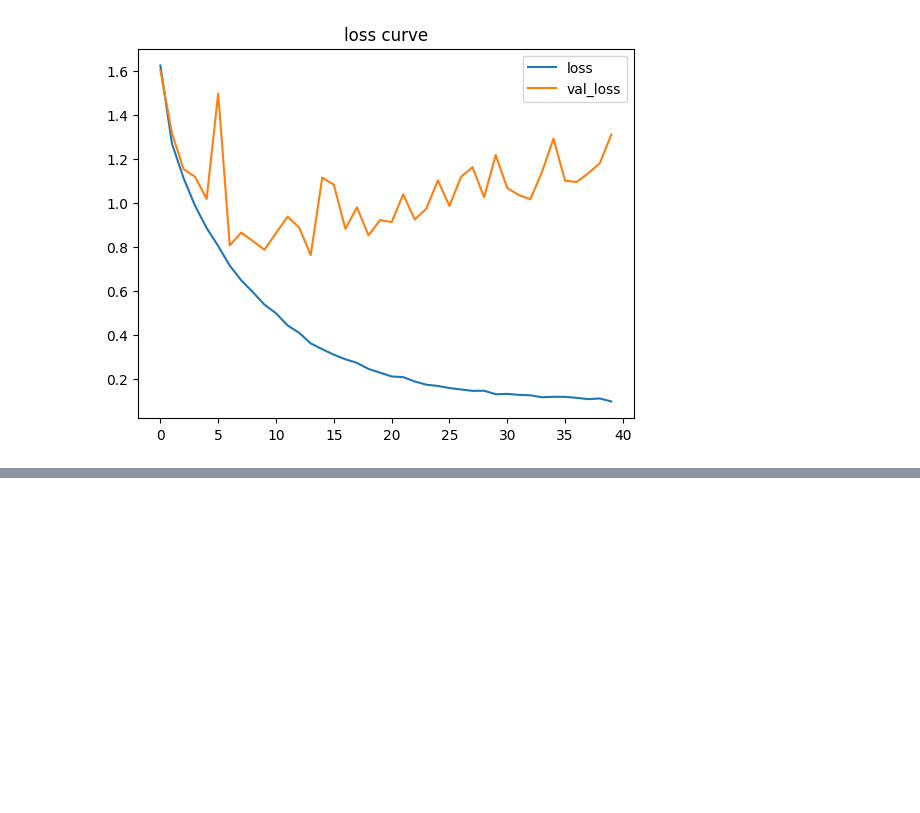
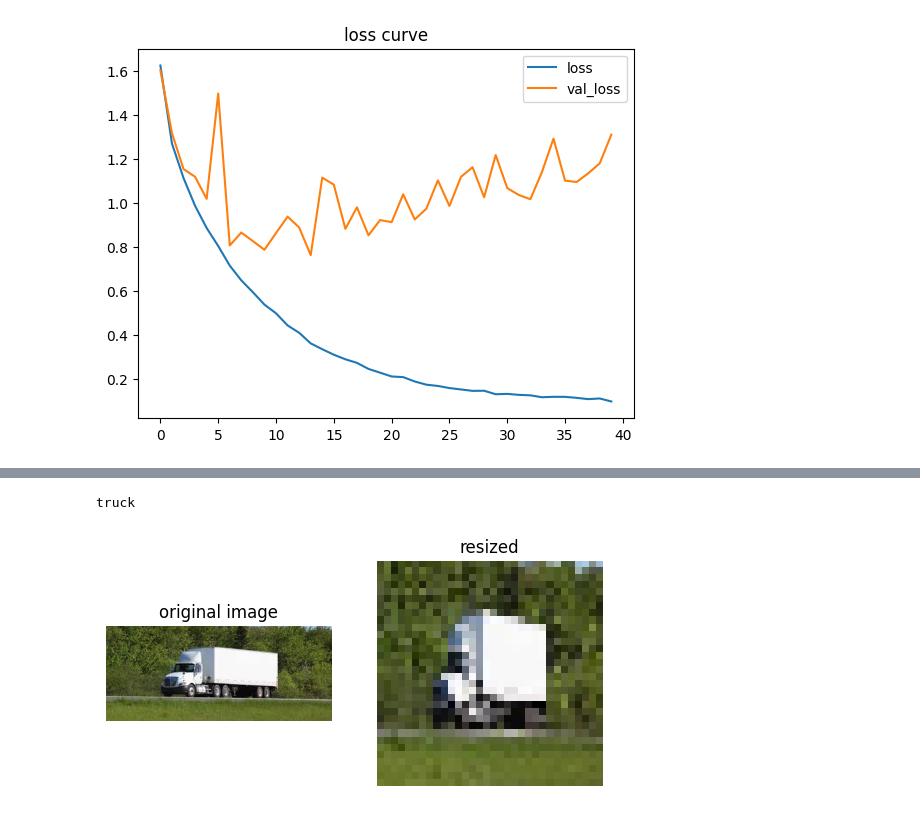
Before and after one commit to DAI-ai-code/NLP-CV, a Jupyter notebook: CV/day4/2_alex_net.ipynb, the cells around one changed output, grey strips where cells are left out. Drawn from its saved outputs; the diff is of its cells as text; code cells hidden in the pictures; blank space fills up the shorter version.

```diff
--- a/CV/day4/2_alex_net.ipynb
+++ b/CV/day4/2_alex_net.ipynb
@@ -123,0 +143,7 @@ error: OpenCV(4.12.0) /io/opencv/modules/imgproc/src/color.cpp:199: error: (-215
+# %%
+url = 'https://encrypted-tbn0.gstatic.com/images?q=tbn:ANd9GcTLiztWyaYwl0o-I7Y0hnDk5v-Hvz8h6wlYqw&s'
+
+predict_img(url)
+# %% [output]
+truck
+[figure, added]
```
Also changed, not shown: parts of 9 cells of this notebook, 8 other files.
